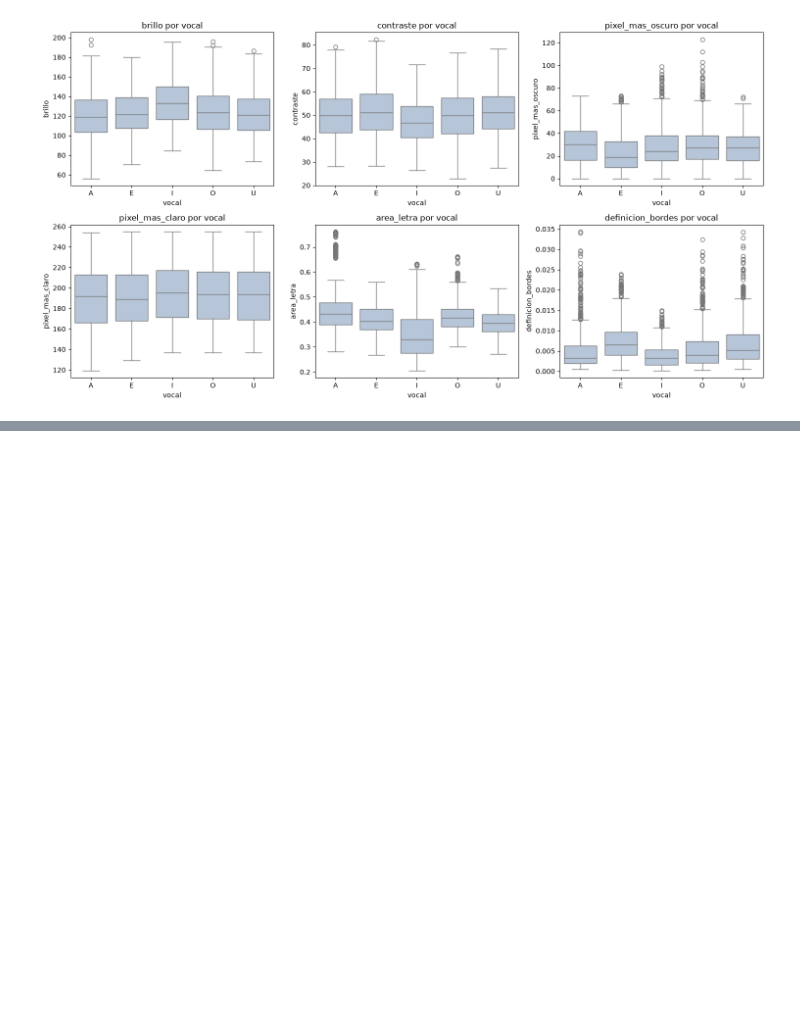
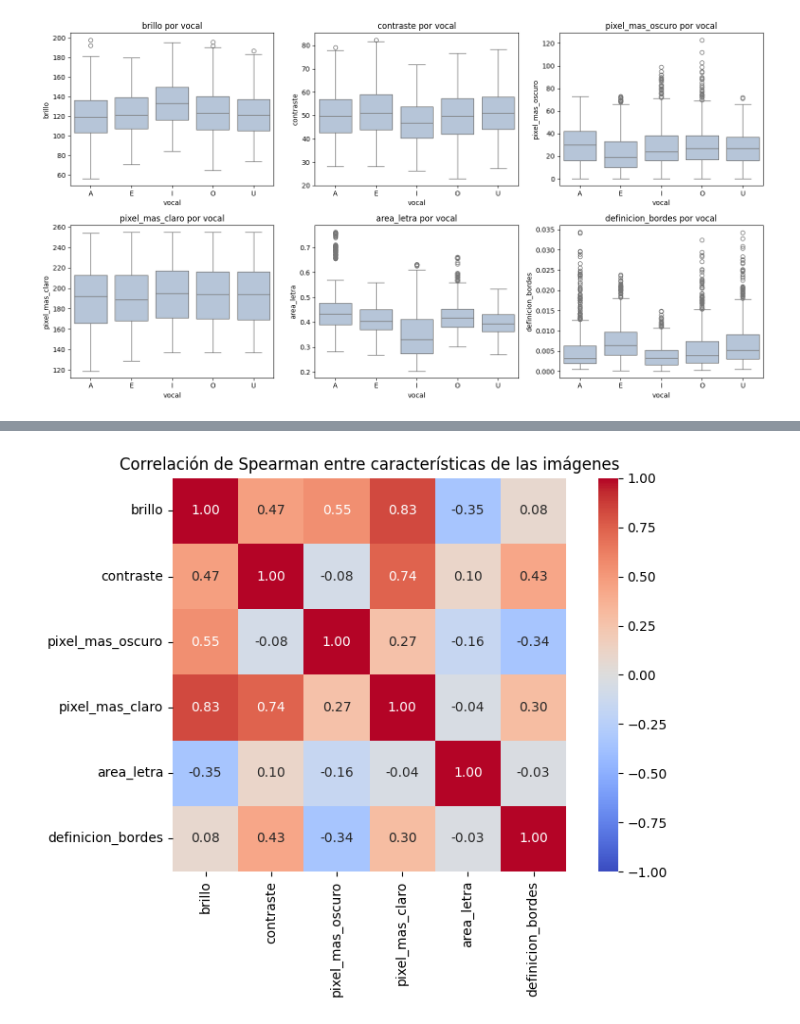
Before and after one commit to Proyect-MachineLearning-Supervised/Machine-Learning-Vowels, a Jupyter notebook: vowels.ipynb, the cells around one changed output, grey strips where cells are left out. Cells and saved outputs as stored; diff of their text form; code cells hidden in the pictures; blank space fills up the shorter version.

```diff
--- a/vowels.ipynb
+++ b/vowels.ipynb
@@ -236,0 +242,25 @@ Se cargaron las 5070 imágenes. **X** tiene forma (5070, 100, 75): 5070 imágene
+# %%
+def convertir_a_gris(img):
+    if img.ndim == 3:                         # imagen con varios canales (color)
+        img = img[:, :, :3].astype(float)     # se descarta la transparencia si existe
+        img = 0.299 * img[:, :, 0] + 0.587 * img[:, :, 1] + 0.114 * img[:, :, 2]
+        img = img.round().astype(np.uint8)    # de vuelta a enteros 0-255
+    return img
+
+imagenes, etiquetas = [], []
+a_color = 0
+for carpeta in carpetas:
+    for archivo in sorted(os.listdir(os.path.join(RUTA, carpeta))):
+        img = ski.io.imread(os.path.join(RUTA, carpeta, archivo))
+        if img.ndim == 3:
+            a_color += 1
+        imagenes.append(convertir_a_gris(img))
+        etiquetas.append(nombre_vocal[carpeta])
+
+X = np.array(imagenes)
+y = np.array(etiquetas)
+vocales = sorted(np.unique(y))
+
+print("Imágenes que venían a color y se convirtieron:", a_color)
+print("Forma de X:", X.shape)
+print("Forma de y:", y.shape)
@@ -414,0 +499,10 @@ plt.show()
+# %%
+corr = df[columnas].corr(method="spearman")
+
+plt.figure(figsize=(8, 6))
+sns.heatmap(corr, annot=True, fmt=".2f", cmap="coolwarm", vmin=-1, vmax=1, square=True)
+plt.title("Correlación de Spearman entre características de las imágenes")
+plt.tight_layout()
+plt.show()
+# %% [output]
+[figure, added]
```
Also changed, not shown: parts of 18 cells of this notebook.
